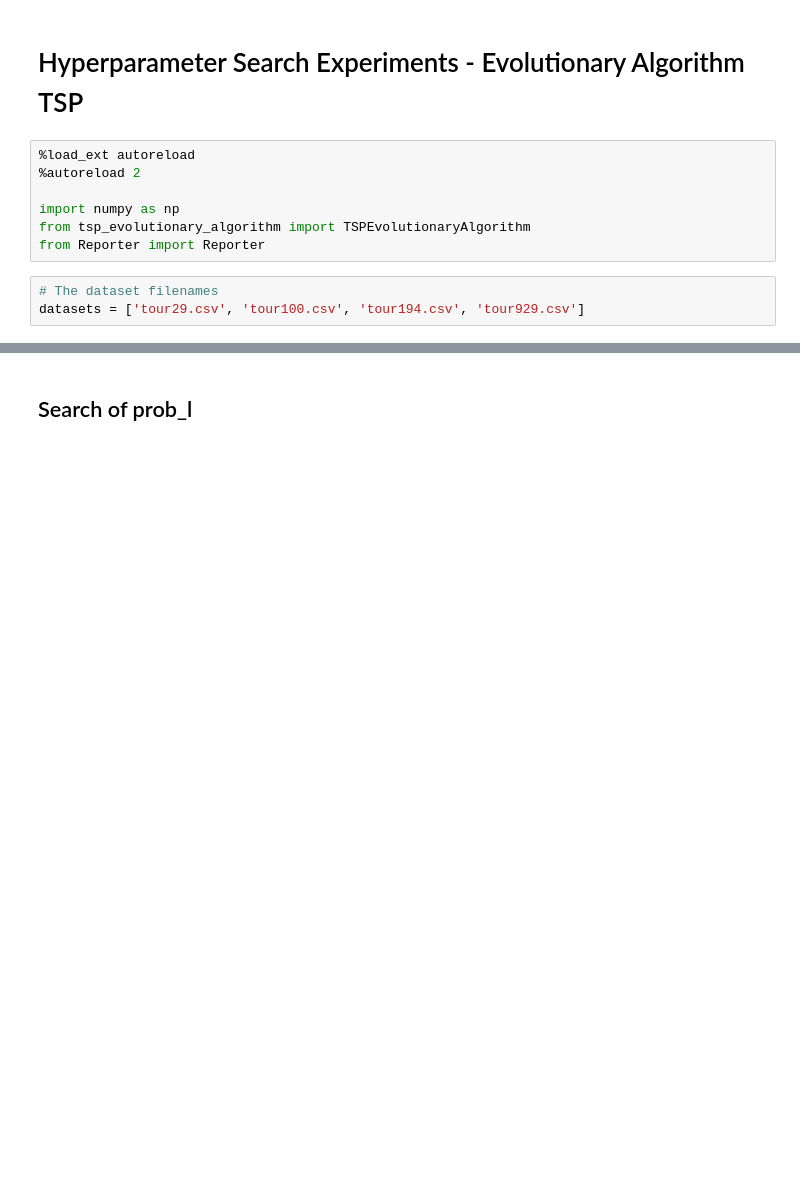
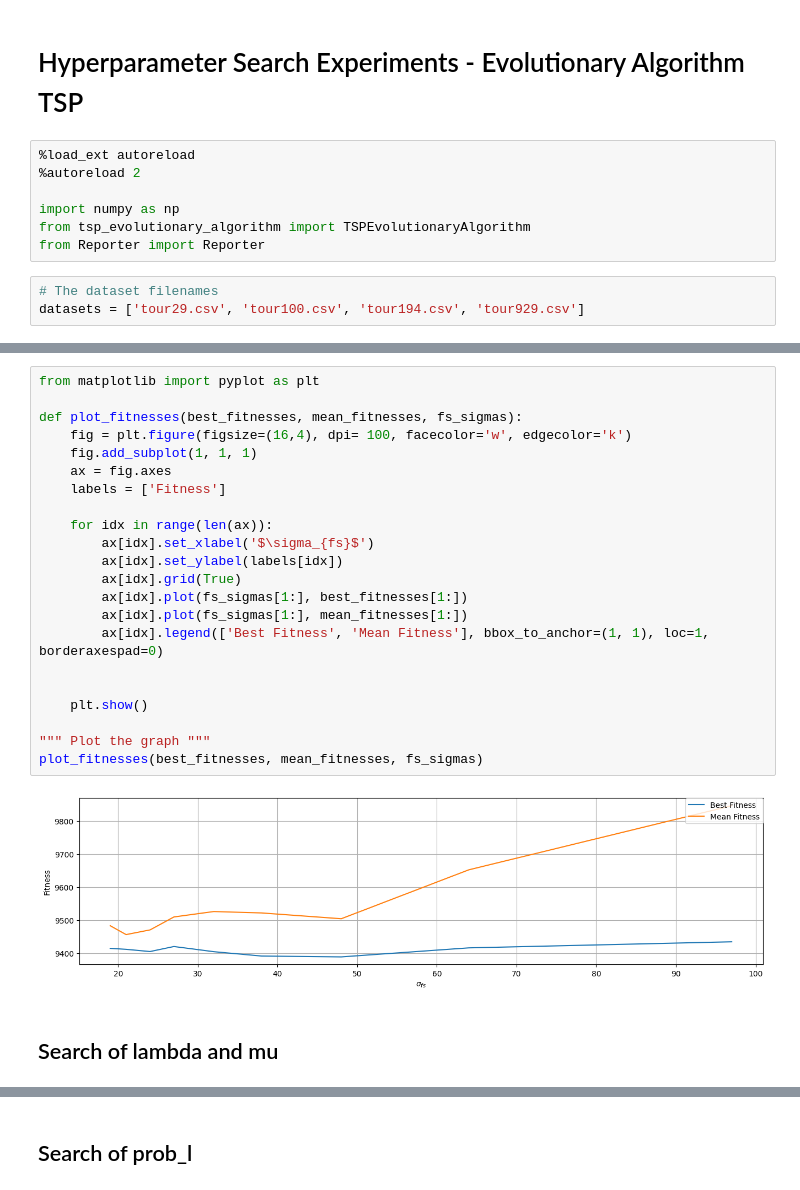
Before and after one commit to gkouros/gaev-mai-kuleuven, a Jupyter notebook: src/hyperparameter_search.ipynb, the cells around one changed output, grey strips where cells are left out. Saved outputs shown, nothing was run; the diff lists cells and outputs as text; blank space fills up the shorter version.

```diff
--- a/src/hyperparameter_search.ipynb
+++ b/src/hyperparameter_search.ipynb
@@ -12,0 +71,26 @@ datasets = ['tour29.csv', 'tour100.csv', 'tour194.csv', 'tour929.csv']
+# %%
+from matplotlib import pyplot as plt
+
+def plot_fitnesses(best_fitnesses, mean_fitnesses, fs_sigmas):
+    fig = plt.figure(figsize=(16,4), dpi= 100, facecolor='w', edgecolor='k')
+    fig.add_subplot(1, 1, 1)
+    ax = fig.axes
+    labels = ['Fitness']
+
+    for idx in range(len(ax)):
+        ax[idx].set_xlabel('$\sigma_{fs}$')
+        ax[idx].set_ylabel(labels[idx])
+        ax[idx].grid(True)
+        ax[idx].plot(fs_sigmas[1:], best_fitnesses[1:])
+        ax[idx].plot(fs_sigmas[1:], mean_fitnesses[1:])
+        ax[idx].legend(['Best Fitness', 'Mean Fitness'], bbox_to_anchor=(1, 1), loc=1, borderaxespad=0)
+
+
+    plt.show()
+
+""" Plot the graph """
+plot_fitnesses(best_fitnesses, mean_fitnesses, fs_sigmas)
+# %% [output]
+[figure, added]
+# %% [markdown]
+## Search of lambda and mu
```
Also changed, not shown: parts of 16 cells of this notebook.
